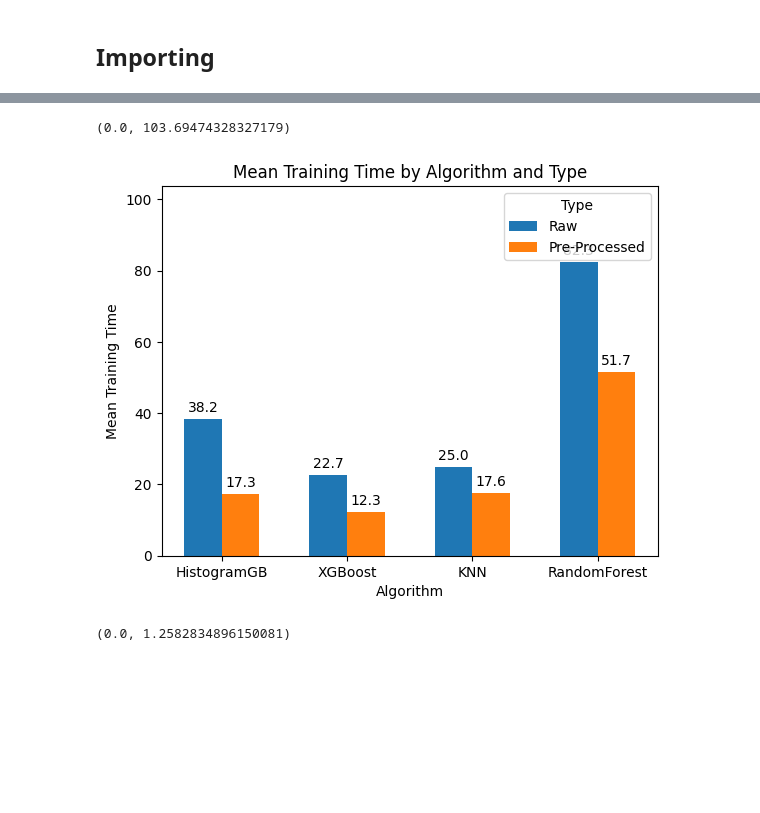
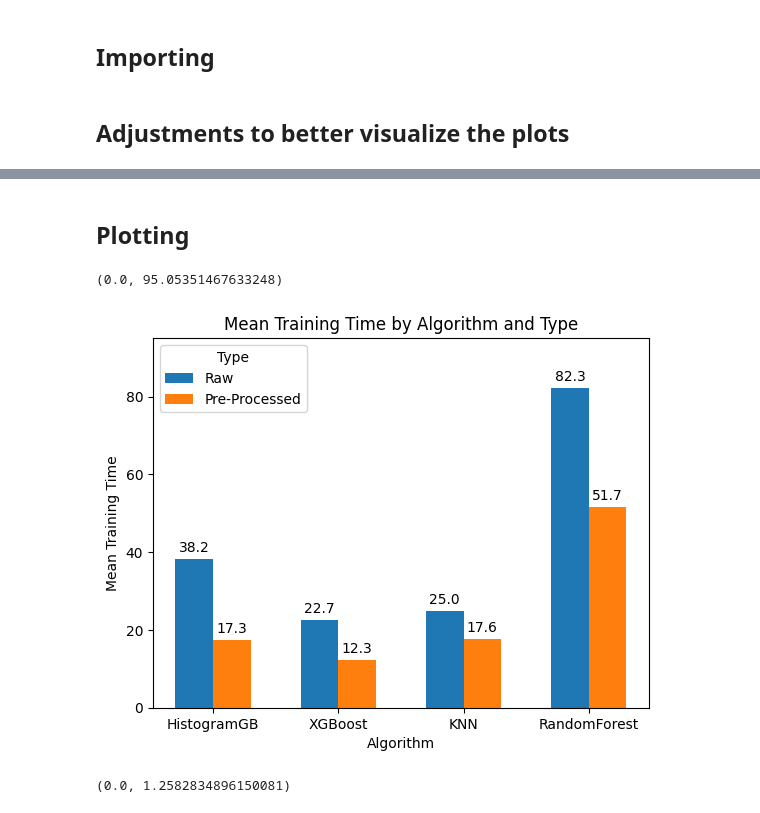
Before and after one commit to SteffanoP/volume_waste_prediction, a Jupyter notebook: scripts/results_analysis.ipynb, the cells around one changed output, grey strips where cells are left out. Saved outputs shown, nothing was run; the diff lists cells and outputs as text; code cells hidden in the pictures; blank space fills up the shorter version.

```diff
--- a/scripts/results_analysis.ipynb
+++ b/scripts/results_analysis.ipynb
@@ -7,6 +7,8 @@ import pandas as pd
 import numpy as np
 # %%
 df = pd.read_csv('./models/results.csv')
+# %% [markdown]
+## Adjustments to better visualize the plots
 # %%
 df[['Algorithm', 'Type']] = df['Algorithm'].str.split('_', expand=True)
 # %%
@@ -24,37 +26,39 @@ df.head(10)
 | 5 | KNN | 0.433660 | 0.001821 | 8.466687e+06 | 64668.054276 | 2909.735893 | ... |
 | 6 | RandomForest | 0.960445 | 0.001699 | 5.911635e+05 | 24993.780294 | 768.698850 | ... |
 | 7 | RandomForest | 0.504940 | 0.005212 | 7.409396e+06 | 87983.553951 | 2721.972543 | ... |
+# %% [markdown]
+## Plotting
 # %%
 import matplotlib.pyplot as plt
 
 Algorithms = df['Algorithm'].unique()
 Types = {
     "Raw": df[df['Type'] == "raw"]['Mean Training time'].to_numpy(),
     "Pre-Processed": df[df['Type'] == "preprocessed"]['Mean Training time'].to_numpy()
 }
 
 x = np.arange(len(Algorithms))
 width = 0.3
 multiplier = 0
 
 fig, ax = plt.subplots()
 
 for attribute, measurement in Types.items():
     offset = width * multiplier
     rects = ax.bar(x + offset, measurement, width, label=attribute)
     ax.bar_label(rects, fmt='%.1f', padding=3)  # Format each data point with two decimal places
     multiplier += 1
 
 ax.set_xlabel('Algorithm')
 ax.set_ylabel('Mean Training Time')
 ax.set_xticks(x + (width/2), Algorithms)
 ax.set_title('Mean Training Time by Algorithm and Type')
 ax.legend(title='Type')
 
-ax.set_ylim(bottom=0, top=ax.get_ylim()[1] * 1.2)
+ax.set_ylim(bottom=0, top=ax.get_ylim()[1] * 1.1)
 # %% [output]
-(0.0, 103.69474328327179)
+(0.0, 95.05351467633248)
-[figure, old version]
+[figure, new version]
 # %%
 import matplotlib.pyplot as plt
 
```
